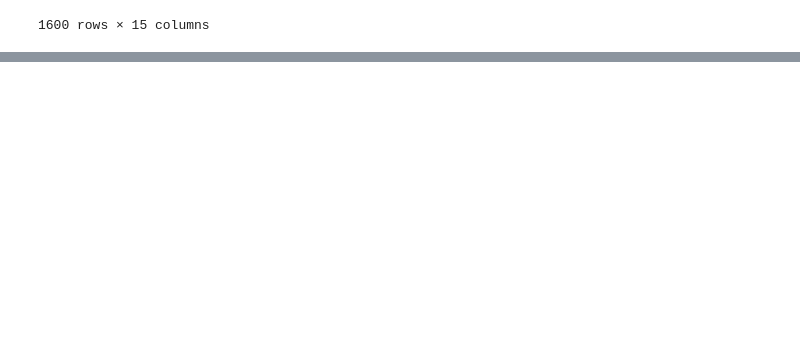
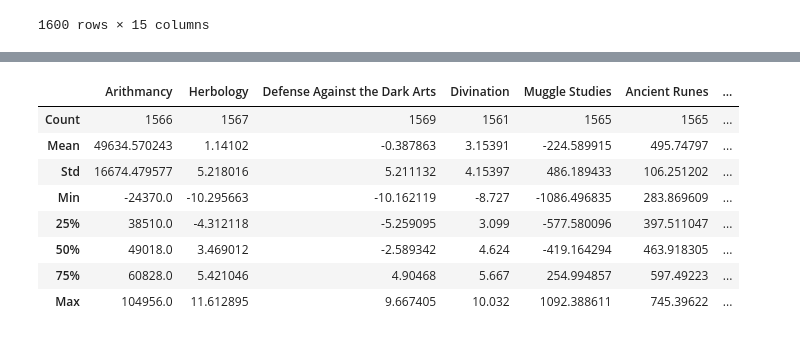
Before and after one commit to mbocquel/dslr, a Jupyter notebook: goinfre/logreg_train.ipynb, the cells around one changed output, grey strips where cells are left out. Saved outputs shown, nothing was run; the diff lists cells and outputs as text; code cells hidden in the pictures; blank space fills up the shorter version.

```diff
--- a/goinfre/logreg_train.ipynb
+++ b/goinfre/logreg_train.ipynb
@@ -122,0 +154,12 @@ df_Ravenclaw.drop("Astronomy", axis=1, inplace=True)
+# %%
+stats_df_Ravenclaw
+# %% [output]
+|  | Arithmancy | Herbology | Defense Against the Dark Arts | Divination | Muggle Studies | Ancient Runes | ... |
+| Count | 1566 | 1567 | 1569 | 1561 | 1565 | 1565 | ... |
+| Mean | 49634.570243 | 1.14102 | -0.387863 | 3.15391 | -224.589915 | 495.74797 | ... |
+| Std | 16674.479577 | 5.218016 | 5.211132 | 4.15397 | 486.189433 | 106.251202 | ... |
+| Min | -24370.0 | -10.295663 | -10.162119 | -8.727 | -1086.496835 | 283.869609 | ... |
+| 25% | 38510.0 | -4.312118 | -5.259095 | 3.099 | -577.580096 | 397.511047 | ... |
+| 50% | 49018.0 | 3.469012 | -2.589342 | 4.624 | -419.164294 | 463.918305 | ... |
+| 75% | 60828.0 | 5.421046 | 4.90468 | 5.667 | 254.994857 | 597.49223 | ... |
+| Max | 104956.0 | 11.612895 | 9.667405 | 10.032 | 1092.388611 | 745.39622 | ... |
```
Also changed, not shown: parts of 20 cells of this notebook.
